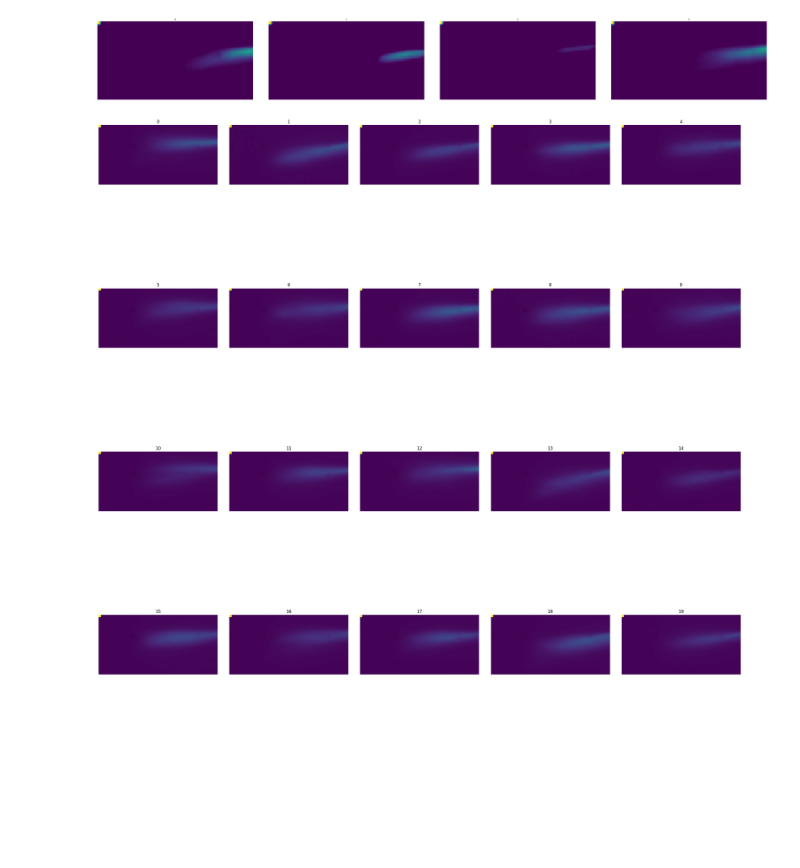
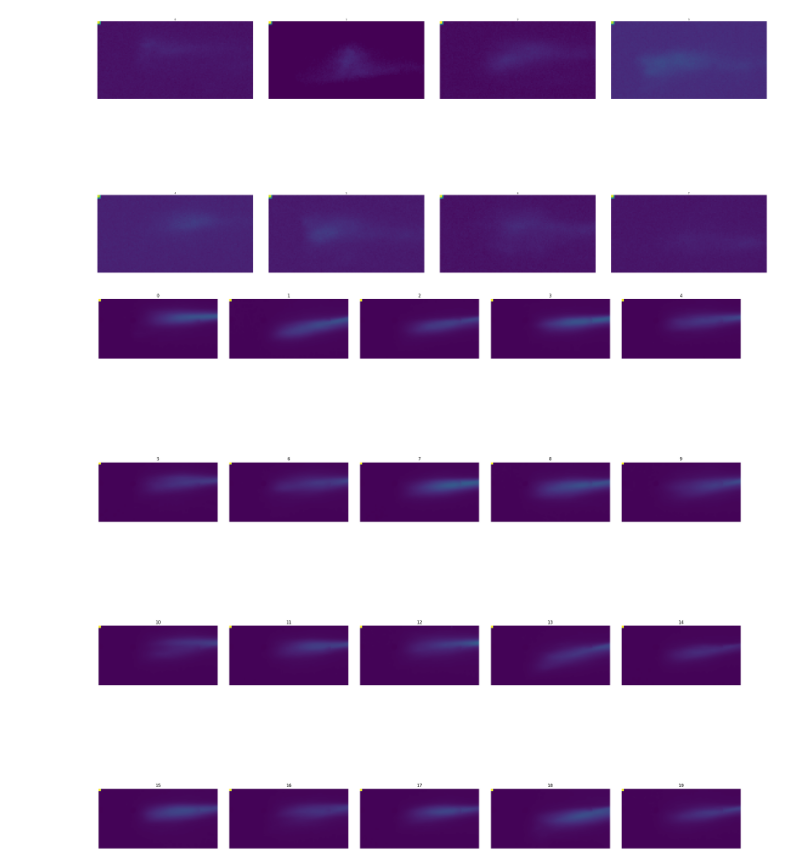
Before and after one commit to Jechmate/diffAE-elibeams, a Jupyter notebook: sample.ipynb, the cells around one changed output. Saved outputs shown, nothing was run; the diff lists cells and outputs as text; code cells hidden in the pictures; blank space fills up the shorter version.

Commit message:
Added transfer learning

```diff
--- a/sample.ipynb
+++ b/sample.ipynb
@@ -5,14 +5,15 @@
 from ddpm_conditional import *
 from utils import plot_images, plot_images_from_dir
 
-n = 4
-device = "cuda:2"
+n = 8
+device = "cuda:1"
 model = UNet_conditional(img_width=128, img_height=64, feat_num=3, device=device).to(device)
-ckpt = torch.load("models/CFG_700_norm_fing/ema_ckpt.pt")
+# ckpt = torch.load("models/transfer/ema_ckpt.pt")
+ckpt = torch.load("models/transfer_specific_lr1e-3def/ema_ckpt.pt")
 model.load_state_dict(ckpt)
 diffusion = Diffusion(img_width=128, img_height=64, device=device, noise_steps=700)
-y = torch.Tensor([13,15,20]).to(device).float().unsqueeze(0) # parameter vector
-x = diffusion.sample(model, n, y, cfg_scale=10)
+y = torch.Tensor([30,6,50]).to(device).float().unsqueeze(0) # parameter vector
+x = diffusion.sample(model, n, y, cfg_scale=3)
 plot_images(x)
 save_samples(x)
 # %% [output]
@@ -20,4 +21,4 @@ save_samples(x)
-[figure, old version]
+[figure, new version]
 # %%
 plot_images_from_dir("train/4", 20)
 # %% [output]
```
Also changed, not shown: parts of 1 cell of this notebook, 6 other files.
